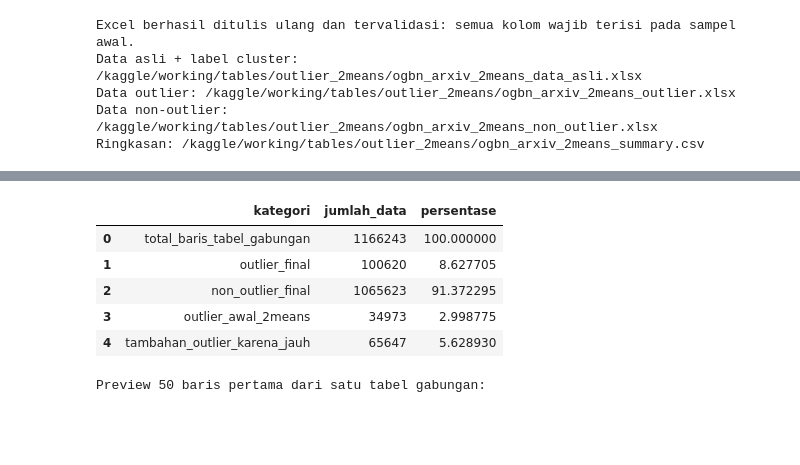
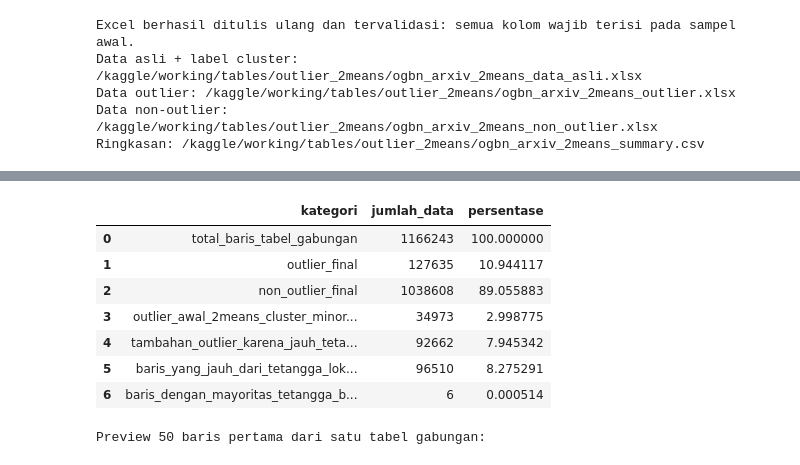
Before and after one commit to avezoor/MachineLearningRepository, a Jupyter notebook: OGBN-Arxiv.ipynb, the cells around one changed output, grey strips where cells are left out. Drawn from its saved outputs; the diff is of its cells as text; code cells hidden in the pictures; blank space fills up the shorter version.

Commit message:
Kaggle Notebook | OGBN-Arxiv | Version 12

```diff
--- a/OGBN-Arxiv.ipynb
+++ b/OGBN-Arxiv.ipynb
@@ -1420,17 +1606,17 @@ if missingObjectsForUnifiedOutlierTable:
     )
 
 # Satu tabel utama: semua baris tetap ada, status hanya menjadi kolom filter.
-# Urutan dibuat agar outlier paling ekstrem muncul di atas tanpa membuang non_outlier.
+# Urutan dibuat agar outlier lokal paling terisolasi muncul di atas tanpa membuang non_outlier.
 tabelGabunganOutlierRevisi = outlierAnnotatedTableRevisi.loc[:, previewColumnsRevisi].copy()
 tabelGabunganOutlierRevisi["status_filter"] = np.select(
     [
-        tabelGabunganOutlierRevisi["tambahan_outlier_karena_jauh"].to_numpy(dtype=bool),
+        tabelGabunganOutlierRevisi["tambahan_outlier_karena_jauh_tetangga"].to_numpy(dtype=bool),
         tabelGabunganOutlierRevisi["outlier_awal_2means"].to_numpy(dtype=bool),
         tabelGabunganOutlierRevisi["category"].astype(str).to_numpy() == "non_outlier",
     ],
     [
-        "outlier_tambahan_karena_jauh",
-        "outlier_awal_2means",
+        "outlier_tambahan_karena_jauh_tetangga",
+        "outlier_awal_2means_cluster_minoritas",
         "non_outlier",
     ],
     default="unknown",
@@ -1444,7 +1630,12 @@ tabelGabunganOutlierRevisi["_category_sort"] = np.where(
 tabelGabunganOutlierRevisi = (
     tabelGabunganOutlierRevisi
     .sort_values(
-        ["_category_sort", "tambahan_outlier_karena_jauh", "outlier_score", "distance_percentile"],
+        [
+            "_category_sort",
+            "tambahan_outlier_karena_jauh_tetangga",
+            "outlier_score",
+            "within_class_neighbor_percentile",
+        ],
         ascending=[True, False, False, False],
         kind="mergesort",
     )
@@ -1459,15 +1650,29 @@ orderedUnifiedColumns = [
     "value",
     "cluster_lama",
     "category_lama",
+    "kelas_2means",
     "cluster",
     "category",
     "status_filter",
     "outlier_score",
-    "distance_percentile",
-    "robust_distance_z",
+    "mean_neighbor_distance",
+    "nearest_neighbor_distance",
+    "neighbor_distance_percentile",
+    "within_class_neighbor_percentile",
+    "robust_neighbor_z",
+    "within_class_robust_neighbor_z",
+    "threshold_neighbor_distance_kelas",
     "outlier_awal_2means",
-    "outlier_karena_jauh_centroid",
-    "tambahan_outlier_karena_jauh",
+    "outlier_karena_jauh_tetangga",
+    "tambahan_outlier_karena_jauh_tetangga",
+    "neighbor_k",
+    "neighbor_majority_category",
+    "neighbor_outlier_ratio",
+    "neighbor_non_outlier_ratio",
+    "different_from_neighbor_majority",
+    "nearest_neighbor_node",
+    "nearest_neighbor_edge",
+    "nearest_neighbor_category_lama",
     "top_feature_1",
     "top_feature_1_value",
     "top_feature_1_z",
@@ -1485,21 +1690,21 @@ tabelGabunganOutlierRevisi = tabelGabunganOutlierRevisi.loc[:, orderedUnifiedCol
 previewTabelGabunganOutlierRevisi = tabelGabunganOutlierRevisi.head(50).copy()
 previewTambahanDalamTabelGabungan = (
     tabelGabunganOutlierRevisi
-    .loc[tabelGabunganOutlierRevisi["tambahan_outlier_karena_jauh"]]
+    .loc[tabelGabunganOutlierRevisi["tambahan_outlier_karena_jauh_tetangga"]]
     .head(25)
     .copy()
 )
 
-# Satu lokasi output gabungan.
+# Satu lokasi output gabungan di bawah /kaggle/working karena outputDir sudah diset ke /kaggle/working.
 outlierGabunganDir = outlierRevisiDir / "tabel_gabungan"
 outlierGabunganDir.mkdir(parents=True, exist_ok=True)
 
-csvGabunganOutlierPath = outlierGabunganDir / "ogbn_arxiv_2means_tabel_gabungan_revisi_dengan_alasan.csv"
-excelGabunganOutlierPath = outlierGabunganDir / "ogbn_arxiv_2means_tabel_gabungan_revisi_dengan_alasan.xlsx"
-previewGabunganOutlierPath = outlierGabunganDir / "ogbn_arxiv_2means_preview_tabel_gabungan_revisi.csv"
-previewTambahanGabunganPath = outlierGabunganDir / "ogbn_arxiv_2means_preview_tambahan_outlier_dalam_tabel_gabungan.csv"
-summaryGabunganPath = outlierGabunganDir / "ogbn_arxiv_2means_summary_tabel_gabungan.csv"
-metadataGabunganPath = outputDir / "outlier_2means_metadata_tabel_gabungan_revisi.json"
+csvGabunganOutlierPath = outlierGabunganDir / "ogbn_arxiv_2means_tabel_gabungan_revisi_tetangga_lokal.csv"
+excelGabunganOutlierPath = outlierGabunganDir / "ogbn_arxiv_2means_tabel_gabungan_revisi_tetangga_lokal.xlsx"
+previewGabunganOutlierPath = outlierGabunganDir / "ogbn_arxiv_2means_preview_tabel_gabungan_revisi_tetangga_lokal.csv"
+previewTambahanGabunganPath = outlierGabunganDir / "ogbn_arxiv_2means_preview_tambahan_outlier_tetangga_dalam_tabel_gabungan.csv"
+summaryGabunganPath = outlierGabunganDir / "ogbn_arxiv_2means_summary_tabel_gabungan_revisi_tetangga_lokal.csv"
+metadataGabunganPath = outputDir / "outlier_2means_metadata_tabel_gabungan_revisi_tetangga_lokal.json"
 
 # CSV memuat seluruh baris dalam satu file. Ini adalah output paling aman untuk jumlah baris besar.
 tabelGabunganOutlierRevisi.to_csv(csvGabunganOutlierPath, index=False)
@@ -1512,15 +1717,19 @@ summaryTabelGabungan = pd.DataFrame(
             "total_baris_tabel_gabungan",
             "outlier_final",
             "non_outlier_final",
-            "outlier_awal_2means",
-            "tambahan_outlier_karena_jauh",
+            "outlier_awal_2means_cluster_minoritas",
+            "tambahan_outlier_karena_jauh_tetangga",
+            "baris_yang_jauh_dari_tetangga_lokal_total",
+            "baris_dengan_mayoritas_tetangga_berbeda",
         ],
         "jumlah_data": [
             int(len(tabelGabunganOutlierRevisi)),
             int((tabelGabunganOutlierRevisi["category"] == "outlier").sum()),
             int((tabelGabunganOutlierRevisi["category"] == "non_outlier").sum()),
             int(tabelGabunganOutlierRevisi["outlier_awal_2means"].sum()),
-            int(tabelGabunganOutlierRevisi["tambahan_outlier_karena_jauh"].sum()),
+            int(tabelGabunganOutlierRevisi["tambahan_outlier_karena_jauh_tetangga"].sum()),
+            int(tabelGabunganOutlierRevisi["outlier_karena_jauh_tetangga"].sum()),
+            int(tabelGabunganOutlierRevisi["different_from_neighbor_majority"].sum()),
         ],
     }
 )
@@ -1549,7 +1758,8 @@ metadataTabelGabungan = {
     "tableType": "single unified table",
     "datasetName": "ogbn-arxiv",
     "rawRows": int(len(tabelGabunganOutlierRevisi)),
-    "rule": "Semua baris digabung; outlier/non_outlier dibedakan lewat kolom category dan status_filter.",
+    "rule": "Semua baris digabung; status outlier/non_outlier dibedakan lewat category dan status_filter. Tambahan outlier dihitung dari jarak ke tetangga lokal, bukan jarak centroid.",
+    "outlierScore": "outlier_score = mean_neighbor_distance, yaitu rata-rata jarak ke k tetangga terdekat.",
     "excelNote": "Satu workbook. Sheet dapat terpecah karena batas maksimum 1.048.576 baris Excel.",
     "outputFiles": {
         "unified_csv": str(csvGabunganOutlierPath),
@@ -1565,12 +1775,13 @@ with open(metadataGabunganPath, "w") as file:
 assert len(tabelGabunganOutlierRevisi) == len(outlierAnnotatedTableRevisi)
 assert set(tabelGabunganOutlierRevisi["category"].unique()).issubset({"outlier", "non_outlier"})
 assert int(summaryTabelGabungan.loc[summaryTabelGabungan["kategori"] == "total_baris_tabel_gabungan", "jumlah_data"].iloc[0]) == len(tabelGabunganOutlierRevisi)
+assert "outlier_karena_jauh_centroid" not in tabelGabunganOutlierRevisi.columns
 
-print("Tabel gabungan final:")
+print("Tabel gabungan final berbasis tetangga lokal:")
 display(summaryTabelGabungan)
 print("Preview 50 baris pertama dari satu tabel gabungan:")
 display(previewTabelGabunganOutlierRevisi)
-print("Preview tambahan outlier di dalam tabel gabungan:")
+print("Preview tambahan outlier di dalam tabel gabungan karena jauh dari tetangga lokal:")
 display(previewTambahanDalamTabelGabungan)
 print("CSV tabel gabungan:", csvGabunganOutlierPath)
 print("Excel workbook tabel gabungan:", excelGabunganOutlierPath)
@@ -1583,7 +1794,9 @@ Tabel gabungan final:
 |  | kategori | jumlah_data | persentase |
 | 0 | total_baris_tabel_gabungan | 1166243 | 100.000000 |
-| 1 | outlier_final | 100620 | 8.627705 |
-| 2 | non_outlier_final | 1065623 | 91.372295 |
-| 3 | outlier_awal_2means | 34973 | 2.998775 |
-| 4 | tambahan_outlier_karena_jauh | 65647 | 5.628930 |
+| 1 | outlier_final | 127635 | 10.944117 |
+| 2 | non_outlier_final | 1038608 | 89.055883 |
+| 3 | outlier_awal_2means_cluster_minor... | 34973 | 2.998775 |
+| 4 | tambahan_outlier_karena_jauh_teta... | 92662 | 7.945342 |
+| 5 | baris_yang_jauh_dari_tetangga_lok... | 96510 | 8.275291 |
+| 6 | baris_dengan_mayoritas_tetangga_b... | 6 | 0.000514 |
 Preview 50 baris pertama dari satu tabel gabungan:
```
Also changed, not shown: parts of 9 cells of this notebook.
